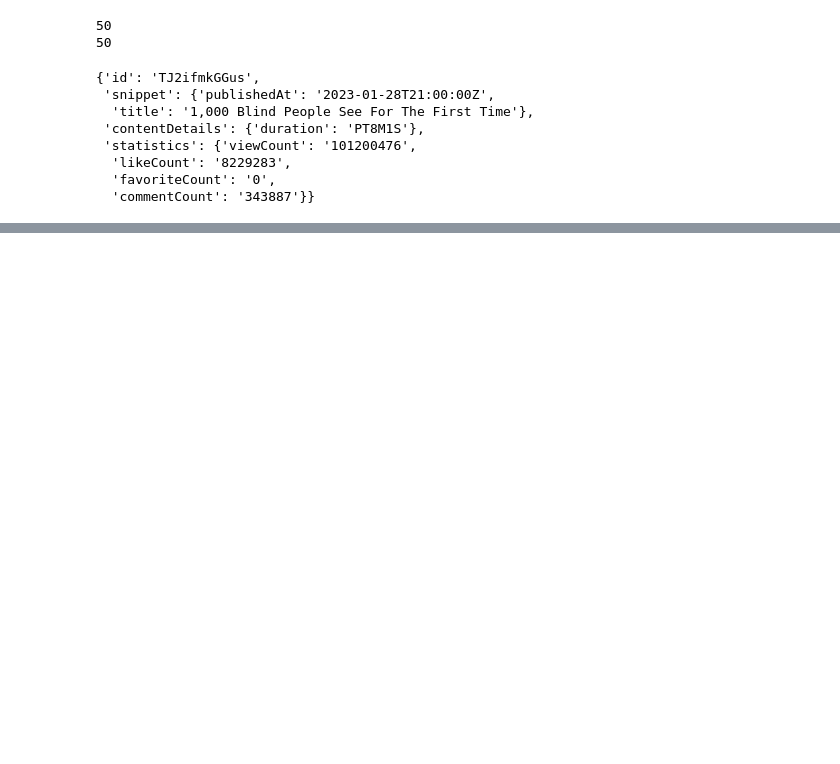
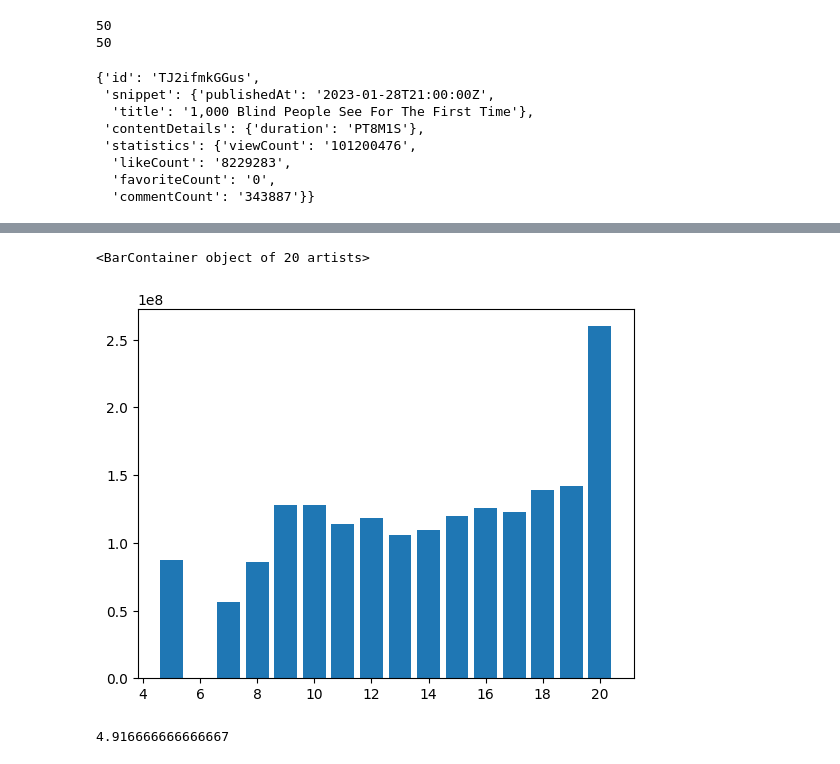
Before and after one commit to fernandez-justin/mr_beast_analysis, a Jupyter notebook: full_video_analysis.ipynb, the cells around one changed output, grey strips where cells are left out. Drawn from its saved outputs; the diff is of its cells as text; code cells hidden in the pictures; blank space fills up the shorter version.

```diff
--- a/full_video_analysis.ipynb
+++ b/full_video_analysis.ipynb
@@ -80,0 +185,9 @@ len(id_list)
+# %%
+plt.bar(avg_count_time_duration.keys(),avg_count_time_duration.values())
+# %% [output]
+<BarContainer object of 20 artists>
+[figure, added]
+# %%
+df.minutes.min()
+# %% [output]
+4.916666666666667
```
Also changed, not shown: parts of 15 cells of this notebook.
